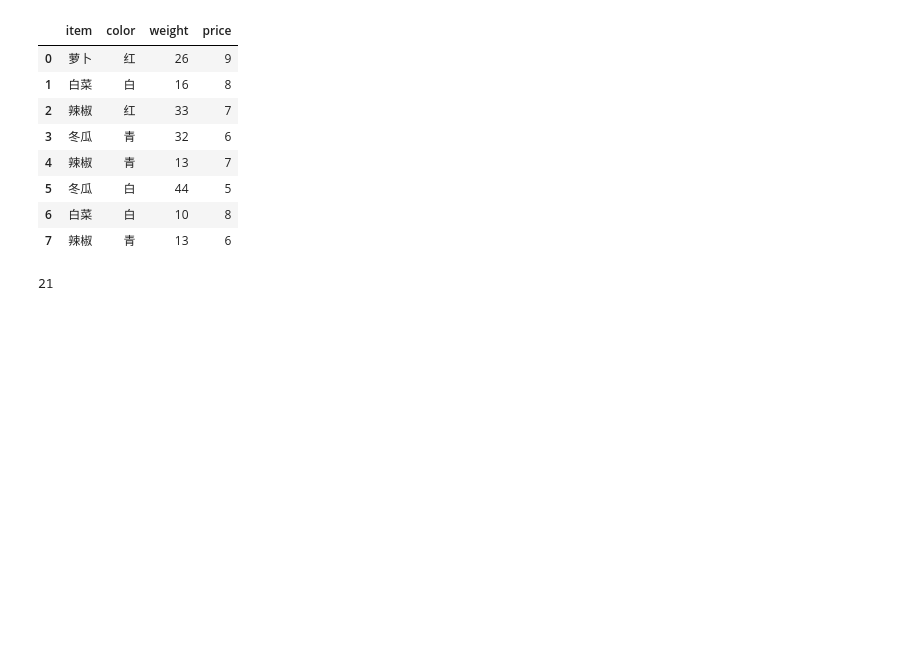
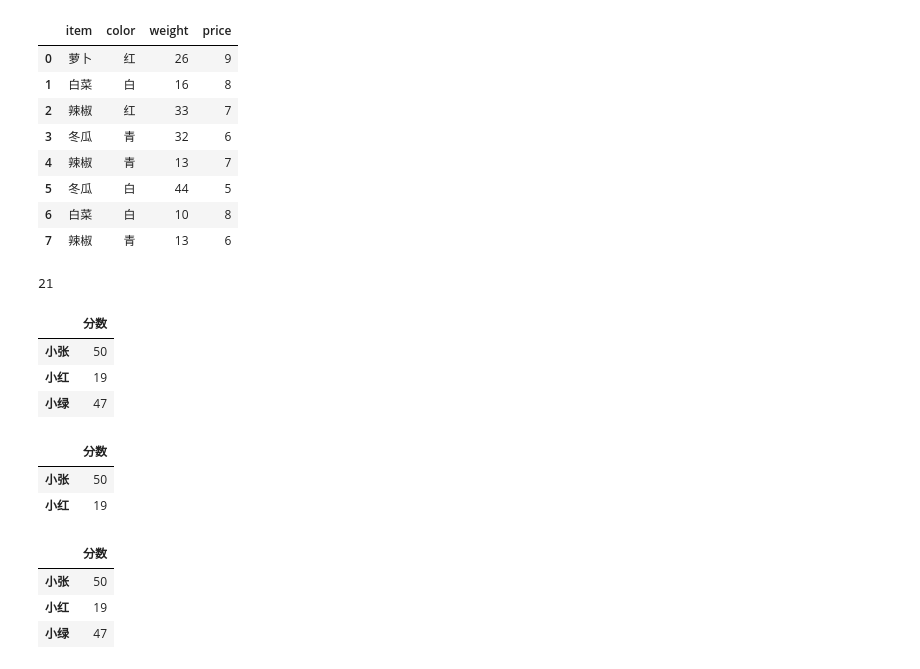
Before and after one commit to exialk2012/jupytercode, a Jupyter notebook: JupyterNotebook/PandasData.ipynb, the cells around one changed output. Saved outputs shown, nothing was run; the diff lists cells and outputs as text; code cells hidden in the pictures; blank space fills up the shorter version.

```diff
--- a/JupyterNotebook/PandasData.ipynb
+++ b/JupyterNotebook/PandasData.ipynb
@@ -406,3 +406,18 @@ ddd
 ddd.groupby('color')['price'].sum()['白']
 # %% [output]
 21
+# %%
+ddd1 = DataFrame(np.random.randint(0,150,size=(3,1)),columns=['分数'],index=['小张','小红','小绿'])
+ddd1
+# %% [output]
+|  | 分数 |
+| 小张 | 50 |
+| 小红 | 19 |
+| 小绿 | 47 |
+# %%
+ddd2 = ddd1[0:2]
+ddd2
+# %% [output]
+|  | 分数 |
+| 小张 | 50 |
+| 小红 | 19 |
@@ -408,0 +426,7 @@ ddd.groupby('color')['price'].sum()['白']
+# %%
+pd.merge(ddd1,ddd2,how='outer',on='分数',left_index=True,right_index=True)
+# %% [output]
+|  | 分数 |
+| 小张 | 50 |
+| 小红 | 19 |
+| 小绿 | 47 |
```
Also changed, not shown: parts of 1 cell of this notebook, 2 other files.
